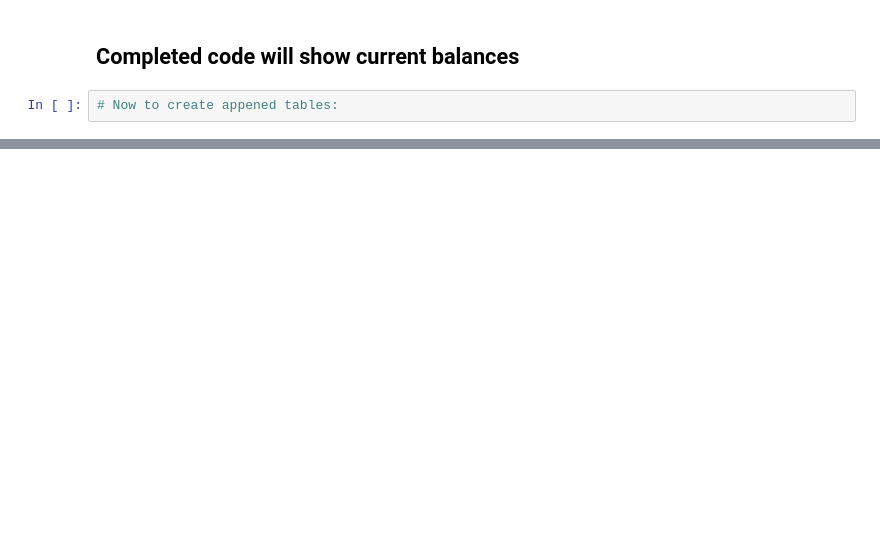
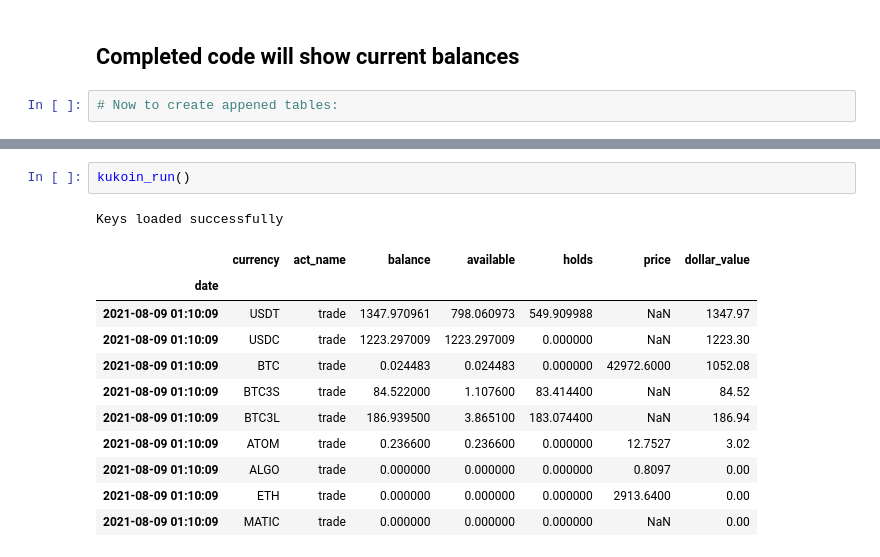
Before and after one commit to lukewbecker/algo-trading-training, a Jupyter notebook: kucoin_balance.ipynb, the cells around one changed output, grey strips where cells are left out. Cells and saved outputs as stored; diff of their text form; blank space fills up the shorter version.

```diff
--- a/kucoin_balance.ipynb
+++ b/kucoin_balance.ipynb
@@ -447,0 +738,15 @@ holdings
+# %%
+kukoin_run()
+# %% [output]
+Keys loaded successfully
+|  | currency | act_name | balance | available | holds | price | dollar_value |
+| date |  |  |  |  |  |  |  |
+| 2021-08-09 01:10:09 | USDT | trade | 1347.970961 | 798.060973 | 549.909988 | NaN | 1347.97 |
+| 2021-08-09 01:10:09 | USDC | trade | 1223.297009 | 1223.297009 | 0.000000 | NaN | 1223.30 |
+| 2021-08-09 01:10:09 | BTC | trade | 0.024483 | 0.024483 | 0.000000 | 42972.6000 | 1052.08 |
+| 2021-08-09 01:10:09 | BTC3S | trade | 84.522000 | 1.107600 | 83.414400 | NaN | 84.52 |
+| 2021-08-09 01:10:09 | BTC3L | trade | 186.939500 | 3.865100 | 183.074400 | NaN | 186.94 |
+| 2021-08-09 01:10:09 | ATOM | trade | 0.236600 | 0.236600 | 0.000000 | 12.7527 | 3.02 |
+| 2021-08-09 01:10:09 | ALGO | trade | 0.000000 | 0.000000 | 0.000000 | 0.8097 | 0.00 |
+| 2021-08-09 01:10:09 | ETH | trade | 0.000000 | 0.000000 | 0.000000 | 2913.6400 | 0.00 |
+| 2021-08-09 01:10:09 | MATIC | trade | 0.000000 | 0.000000 | 0.000000 | NaN | 0.00 |
```
Also changed, not shown: parts of 23 cells of this notebook, 4 other files.
